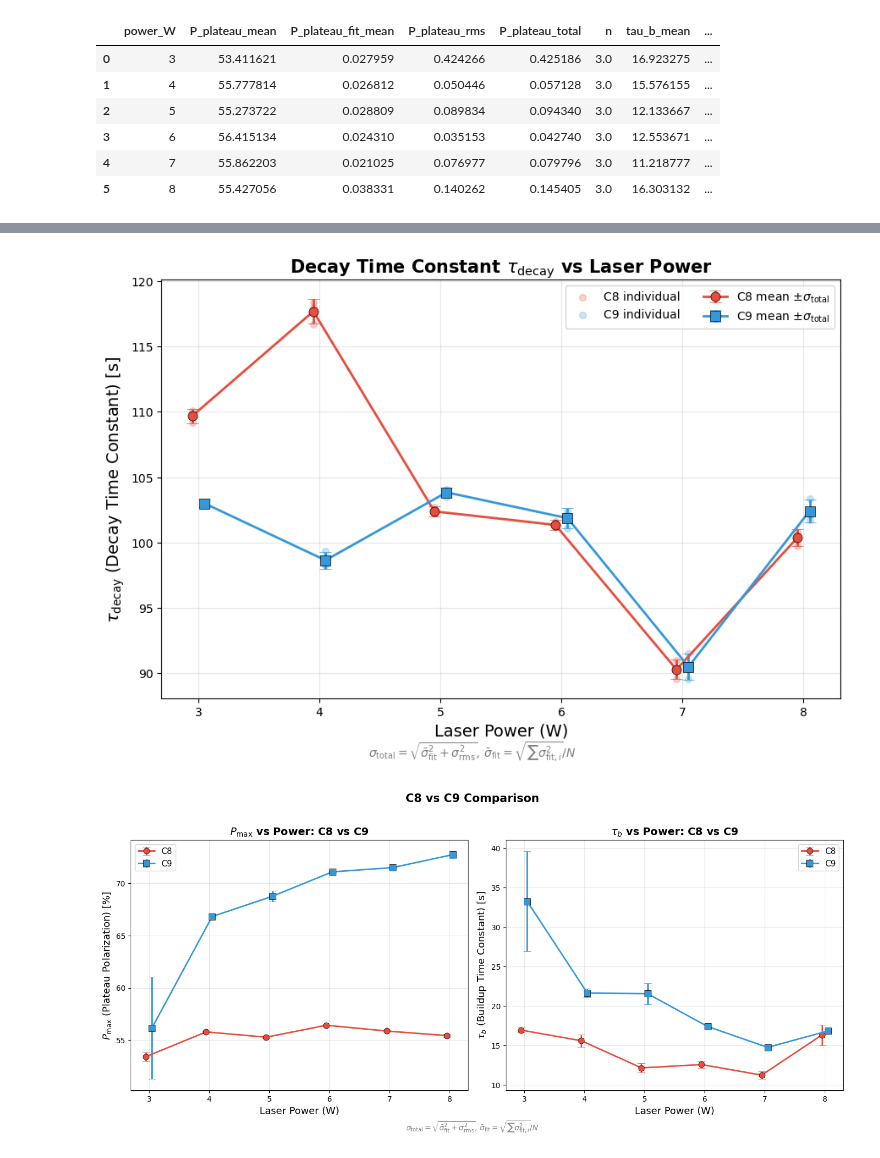
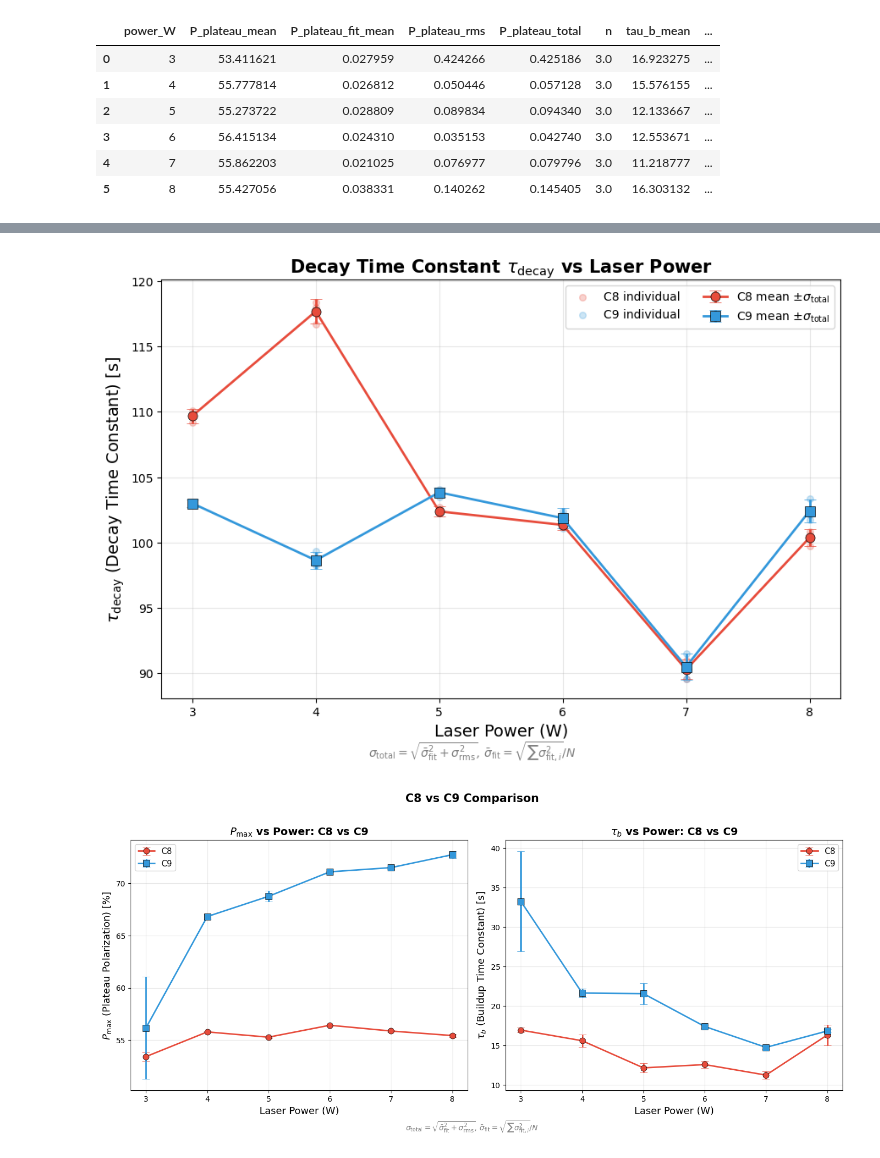
Before and after one commit to abhich2507/MEOP, a Jupyter notebook: analysis_plots.ipynb, the cells around one changed output, grey strips where cells are left out. Drawn from its saved outputs; the diff is of its cells as text; code cells hidden in the pictures.

```diff
--- a/analysis_plots.ipynb
+++ b/analysis_plots.ipynb
@@ -180,39 +180,39 @@ plt.show()
 # σ_total = sqrt( σ_fit_mean² + σ_rms² )
 
 fig, ax = plt.subplots(figsize=(9, 6))
-dx = 0.05
+dx = 0.0
 
 ax.errorbar(df_C8_avg["power_W"] - dx, df_C8_avg["tau_mean"],
             yerr=df_C8_avg["tau_total"],
             fmt='o-', color='#e74c3c', capsize=5, capthick=1.5, elinewidth=2, linewidth=2,
             markersize=8, markeredgecolor='black', markeredgewidth=0.5,
             label=r'C8 mean $\pm\sigma_{\rm total}$')
 ax.scatter(df_C8["power_W"] - dx, df_C8["tau"],
            color='#e74c3c', alpha=0.25, s=30, zorder=0, label='C8 individual')
 
 ax.errorbar(df_C9_avg["power_W"] + dx, df_C9_avg["tau_mean"],
             yerr=df_C9_avg["tau_total"],
             fmt='s-', color='#3498db', capsize=5, capthick=1.5, elinewidth=2, linewidth=2,
             markersize=8, markeredgecolor='black', markeredgewidth=0.5,
             label=r'C9 mean $\pm\sigma_{\rm total}$')
 ax.scatter(df_C9["power_W"] + dx, df_C9["tau"],
            color='#3498db', alpha=0.25, s=30, zorder=0, label='C9 individual')
 
 ax.set_xlabel("Laser Power (W)", fontsize=14)
 ax.set_ylabel(r"$\tau_{\rm decay}$ (Decay Time Constant) [s]", fontsize=14)
 ax.set_title(r"Decay Time Constant $\tau_{\rm decay}$ vs Laser Power", fontsize=15, fontweight='bold')
 ax.legend(fontsize=10, ncol=2)
 ax.grid(True, alpha=0.3)
 ax.set_xticks(sorted(df["power_W"].unique()))
 fig.text(0.5, -0.01,
          r"$\sigma_{\rm total}=\sqrt{\bar{\sigma}_{\rm fit}^2+\sigma_{\rm rms}^2}$, "
          r"$\bar{\sigma}_{\rm fit}=\sqrt{\sum\sigma_{{\rm fit},i}^2}/N$",
          ha='center', fontsize=10, style='italic', color='gray')
 plt.tight_layout()
 plt.savefig("/Users/snip/Documents/MEOP/power_dependence_plots/power_vs_tau_decay.png", dpi=150, bbox_inches='tight')
 plt.show()
 # %% [output]
-[figure, old version]
+[figure, new version]
 # %%
 # ============================================================================
 # Plot 3: Combined Overlay — P_max and tau_b side by side
@@ -220,7 +220,7 @@ plt.show()
 # σ_total = sqrt( σ_fit_mean² + σ_rms² )
 
 fig, (ax1, ax2) = plt.subplots(1, 2, figsize=(14, 6))
-dx = 0.05
+dx = 0.0
 
 # --- P_plateau ---
 ax1.errorbar(df_C8_avg["power_W"] - dx, df_C8_avg["P_plateau_mean"],
@@ -261,4 +261,4 @@ plt.tight_layout()
 plt.savefig("/Users/snip/Documents/MEOP/power_dependence_plots/C8_vs_C9_comparison.png", dpi=150, bbox_inches='tight')
 plt.show()
 # %% [output]
-[figure, old version]
+[figure, new version]
```
Also changed, not shown: parts of 2 cells of this notebook, 10 other files.
